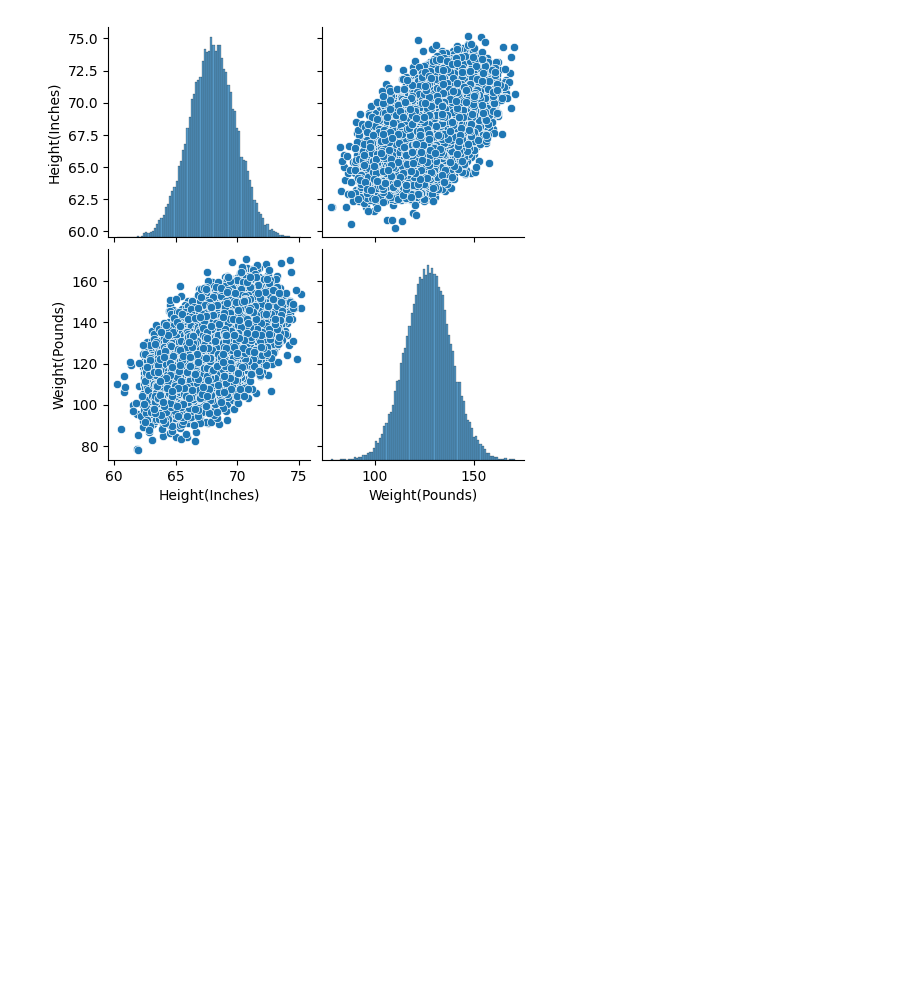
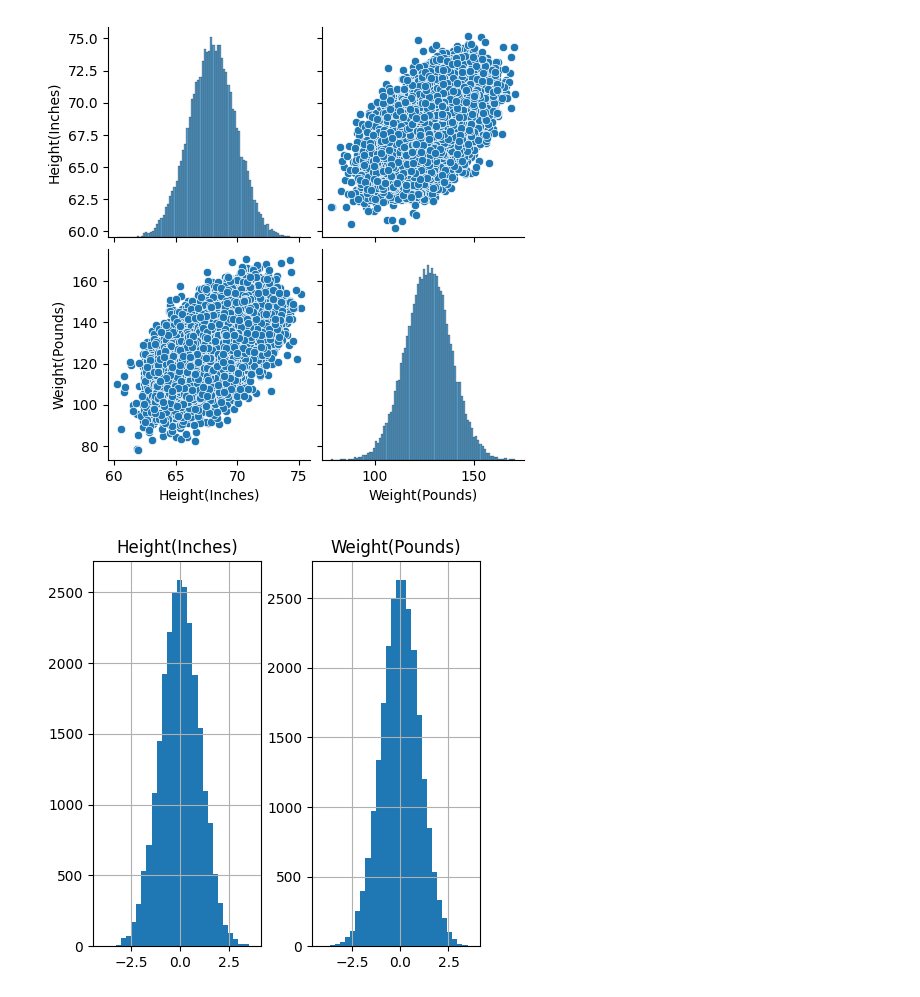
Before and after one commit to shubham25091998/machine_learning, a Jupyter notebook: LinearRegression.ipynb, the cells around one changed output. Drawn from its saved outputs; the diff is of its cells as text; code cells hidden in the pictures; blank space fills up the shorter version.

```diff
--- a/LinearRegression.ipynb
+++ b/LinearRegression.ipynb
@@ -60,3 +60,8 @@ sns.pairplot(data)
 plt.show()
 # %% [output]
 [figure]
+# %%
+data.hist(bins = 30, figsize=(5, 5))
+plt.show()
+# %% [output]
+[figure, added]
```
Also changed, not shown: parts of 15 cells of this notebook.
